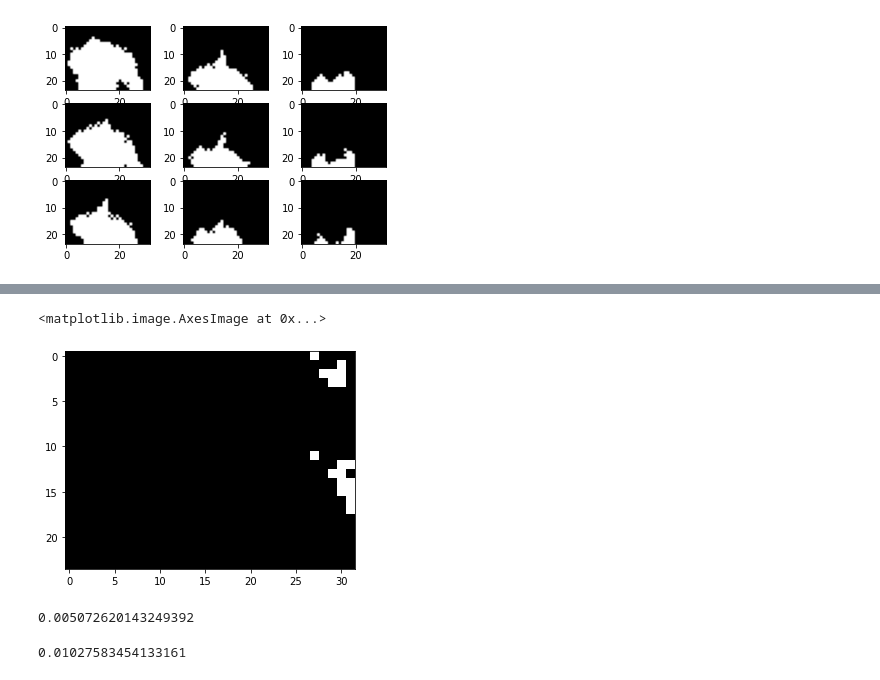
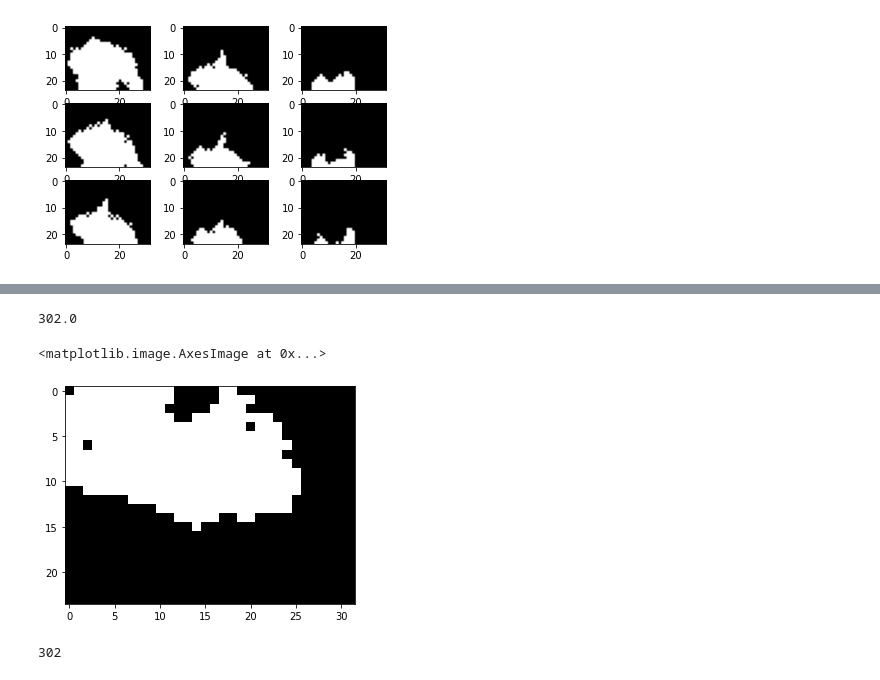
Before and after one commit to nickinack/Occupancy-Estimation, a Jupyter notebook: src/visualize.ipynb, the cells around one changed output, grey strips where cells are left out. Cells and saved outputs as stored; diff of their text form; code cells hidden in the pictures.

Commit message:
Blob Detection

```diff
--- a/src/visualize.ipynb
+++ b/src/visualize.ipynb
@@ -18,7 +18,7 @@ def gaussian_pdf(x , sigma , mu):
     pdf1 = (1/(sigma*np.sqrt(2*np.pi)))
     pdf2 = np.exp(-0.5*((x-mu)/sigma)**2)
     return pdf1*pdf2
-n = 0.01
+n = 0.0
 mean = np.zeros((235,24,32,16))
 mean[0,:,:,0] = np.copy(data[0,:,:,0])
 sigma = 0.4
@@ -179,13 +163,52 @@ for l in range(0,235):
+# %%
+cnt[223,9]
+# %% [output]
+302.0
 # %%
-plt.imshow(mrf_event[142,:,:,7] , cmap='Greys')
+plt.imshow(mrf_event[223,:,:,9] , cmap='Greys')
 # %% [output]
 <matplotlib.image.AxesImage at 0x...>
-[figure, old version]
+[figure, new version]
-# %%
-gaussian_pdf(20.2 , 0.4 , 21.9)
-# %% [output]
-0.005072620143249392
-# %%
-sc.norm(21.56,0.4).pdf(20.35)
-# %% [output]
-0.01027583454133161
+# %%
+# Blob detection
+# Use Recursive Blob Detection method (Similar to DBSCAN)
+def blob_detector(i, j, visited, color=1, second=223, frame=9):
+    '''
+    Given a frame after BS, detects "blobs"
+    '''
+    blob_size = 1
+    if visited[i,j] != 0 or mrf_event[second,i,j,frame] == 1:
+        return 0
+
+    visited[i,j] = color
+    if i>0 and j>0 and mrf_event[second,i-1,j-1,frame] == 0:
+        blob_size = blob_size + blob_detector(i-1,j-1,visited)
+
+    if i>0 and mrf_event[second,i-1,j,frame] == 0:
+        blob_size = blob_size + blob_detector(i-1,j,visited)
+
+    if j<31 and i>0 and mrf_event[second,i-1,j+1,frame] == 0:
+        blob_size = blob_size + blob_detector(i-1,j+1,visited)
+
+    if j>0 and mrf_event[second,i,j-1,frame] == 0:
+        blob_size = blob_size + blob_detector(i,j-1,visited)
+
+    if j<31 and mrf_event[second,i,j+1,frame] == 0:
+        blob_size = blob_size + blob_detector(i,j+1,visited)
+
+    if i<23 and j>0 and mrf_event[second,i+1,j-1,frame] == 0:
+        blob_size = blob_size + blob_detector(i+1,j-1,visited)
+
+    if i<23 and mrf_event[second,i+1,j,frame] == 0:
+        blob_size = blob_size + blob_detector(i+1,j,visited)
+
+    if i<23 and j<31 and mrf_event[second,i+1,j+1,frame] == 0:
+        blob_size = blob_size + blob_detector(i+1,j+1,visited)
+
+    return blob_size
+
+visited = np.zeros((24,32))
+blobs = []
+blob_detector(0,1,visited)
+# %% [output]
+302
```
Also changed, not shown: parts of 4 cells of this notebook, 2 other files.
